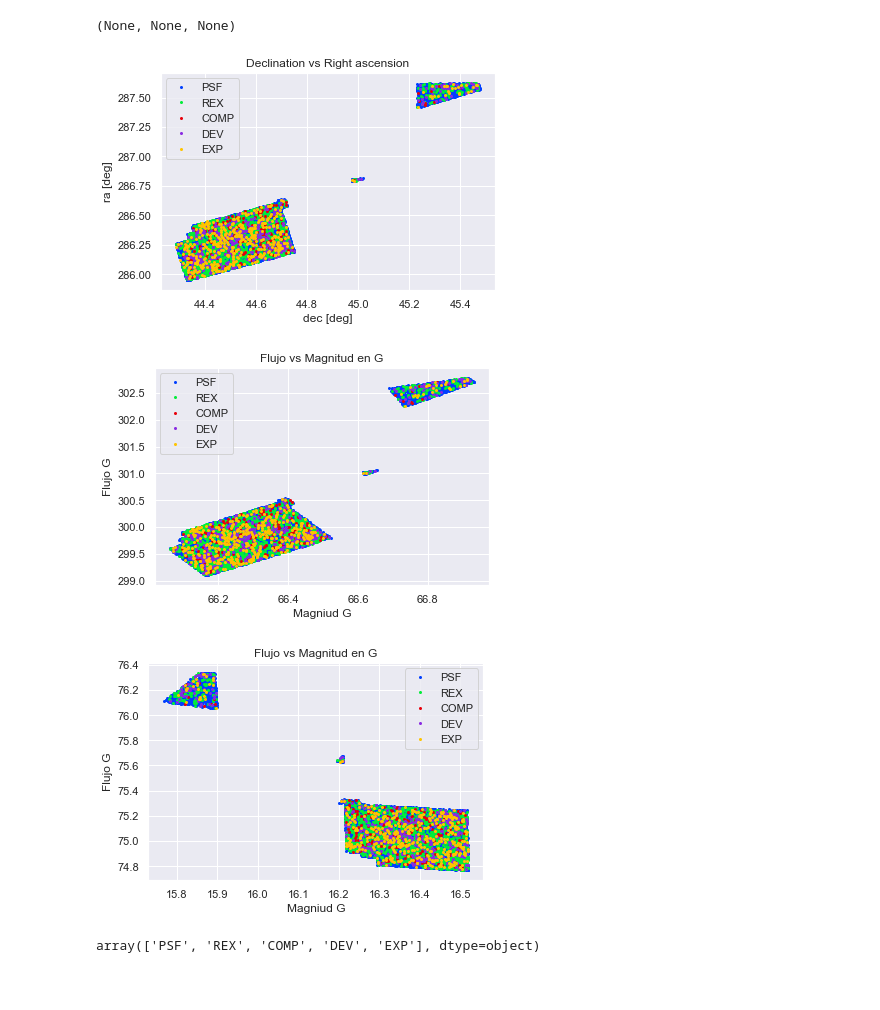
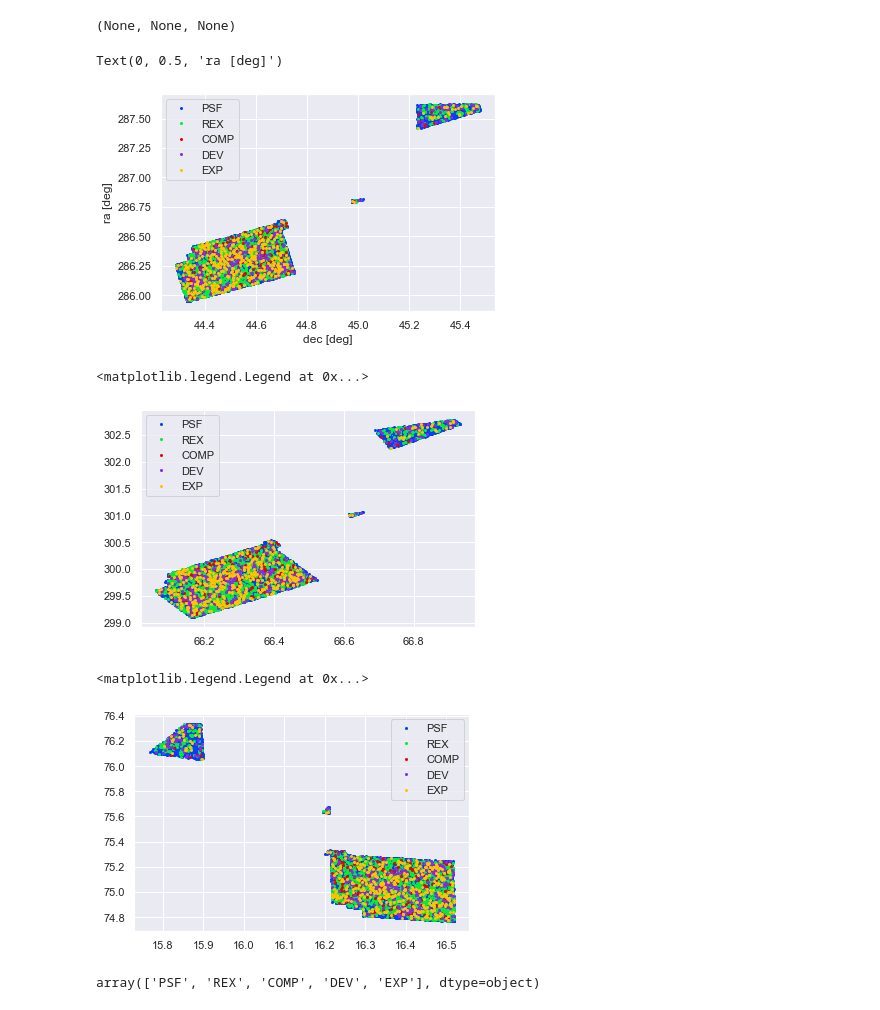
Before and after one commit to DCIDA2019/da2019-Stefany2889, a Jupyter notebook: Semana14/proyecto/Tarea.ipynb, the cells around one changed output. Drawn from its saved outputs; the diff is of its cells as text; code cells hidden in the pictures; blank space fills up the shorter version.

```diff
--- a/Semana14/proyecto/Tarea.ipynb
+++ b/Semana14/proyecto/Tarea.ipynb
@@ -39,31 +39,34 @@ print(len(data['dec'][data['type'] == 'PSF'])), print(len(data['dec'][data['type
 # %%
 plt.style.use('seaborn-bright')
 for i in a:
     plt.plot(data['dec'][data['type'] == i], data['ra'][data['type'] == i], '.', markersize = 4,label = i)
 plt.legend()
 plt.xlabel('dec [deg]')
 plt.ylabel('ra [deg]')
-plt.title('Declination vs Right ascension');
+#plt.title('Declination vs Right ascension');
 # %% [output]
+Text(0, 0.5, 'ra [deg]')
-[figure, old version]
+[figure, new version]
 # %%
 for i in a:
     plt.plot(data['elat'][data['type'] == i], data['elon'][data['type'] == i], '.', markersize = 4,label = i)
 plt.legend()
-plt.xlabel('Magniud G')
-plt.ylabel('Flujo G')
-plt.title('Flujo vs Magnitud en G');
+#plt.xlabel('Magniud G')
+#plt.ylabel('Flujo G')
+#plt.title('Flujo vs Magnitud en G');
 # %% [output]
+<matplotlib.legend.Legend at 0x...>
-[figure, old version]
+[figure, new version]
 # %%
 for i in a:
     plt.plot(data['glat'][data['type'] == i], data['glon'][data['type'] == i], '.', markersize = 4,label = i)
 plt.legend()
-plt.xlabel('Magniud G')
-plt.ylabel('Flujo G')
-plt.title('Flujo vs Magnitud en G');
+#plt.xlabel('Magniud G')
+#plt.ylabel('Flujo G');
+#plt.title('Flujo vs Magnitud en G');
 # %% [output]
+<matplotlib.legend.Legend at 0x...>
-[figure, old version]
+[figure, new version]
 # %%
 data['type'].unique()
 #pdsql("SELECT type FROM data WHERE type!= 'COMP' ")
```
Also changed, not shown: parts of 15 cells of this notebook.
